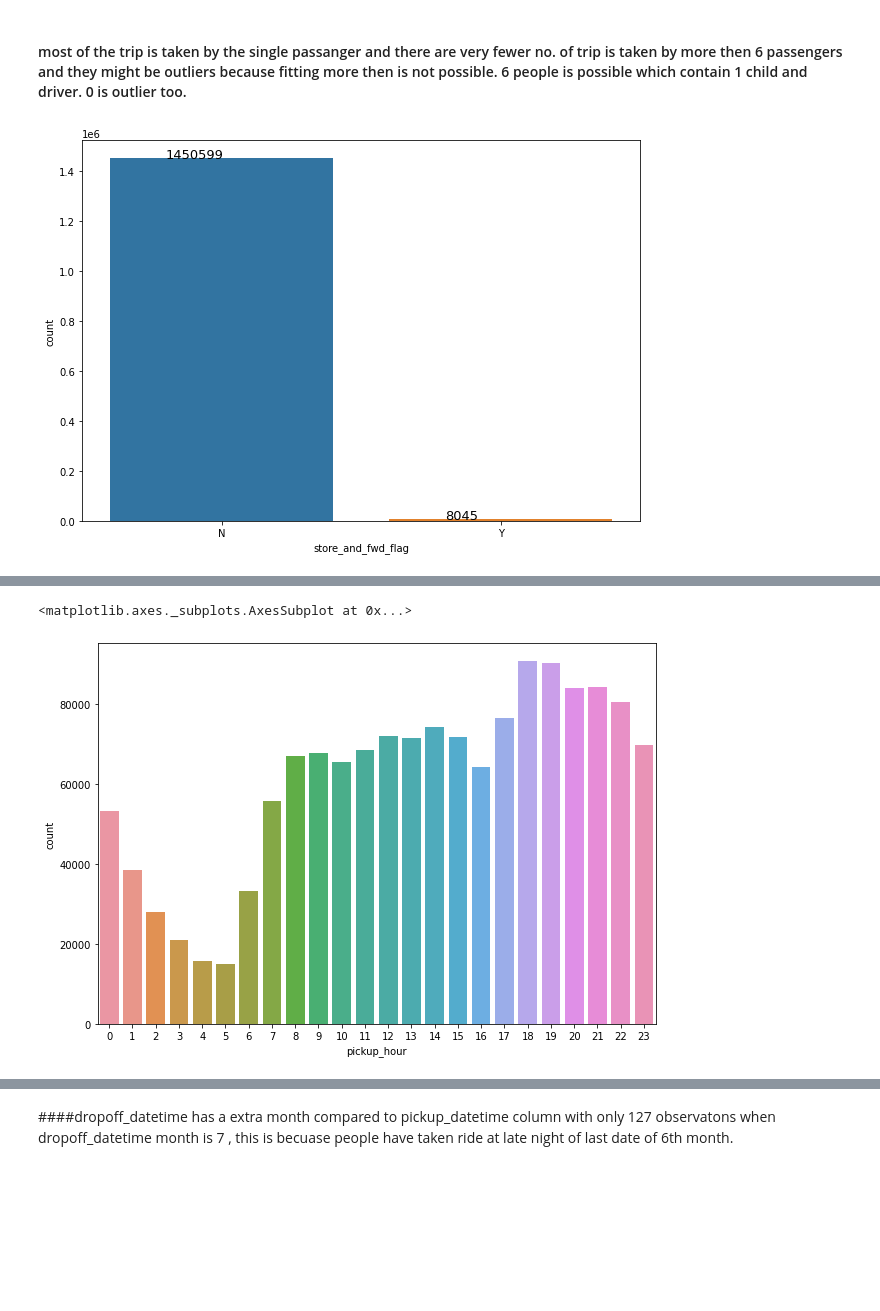
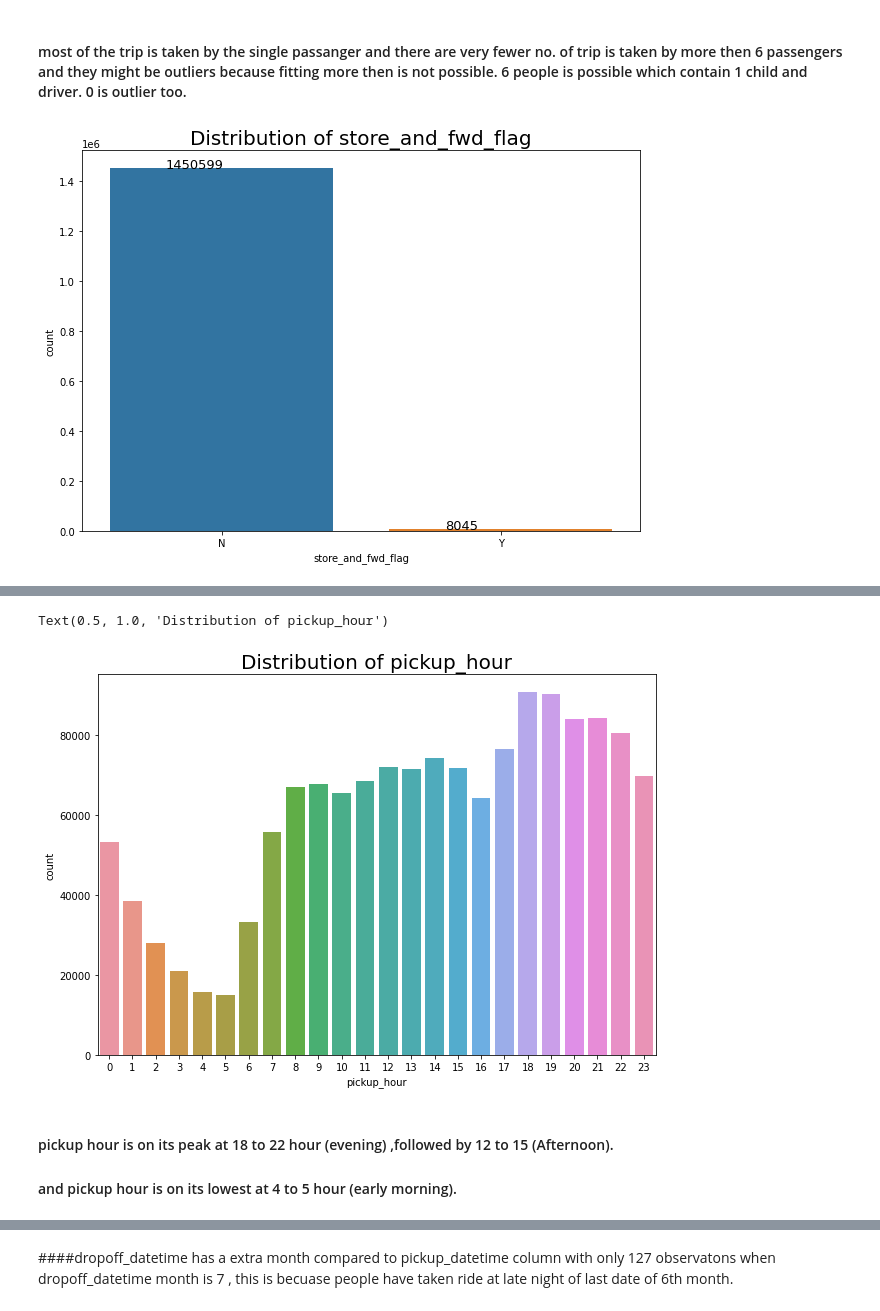
Before and after one commit to Kishan459/NYC-Taxi-Trip-Time_prediction, a Jupyter notebook: NYC_Taxi_Trip_Time_Prediction_Capstone_Project.ipynb, the cells around one changed output, grey strips where cells are left out. Cells and saved outputs as stored; diff of their text form; code cells hidden in the pictures; blank space fills up the shorter version.

```diff
--- a/NYC_Taxi_Trip_Time_Prediction_Capstone_Project.ipynb
+++ b/NYC_Taxi_Trip_Time_Prediction_Capstone_Project.ipynb
@@ -136,7 +136,7 @@ df.head()
 df['pickup_hour'] = df['pickup_datetime'].dt.hour
 df['pickup_month'] = df['pickup_datetime'].dt.month
 df['weekday_num'] = df['pickup_datetime'].dt.dayofweek
-df['weekday_name'] = df['pickup_datetime'].dt.day_name()
+df['weekday_day'] = df['pickup_datetime'].dt.day_name()
 # %%
 df.head()
 # %% [output]
@@ -202,9 +205,10 @@ plt.figure(figsize=(10,7))
 ax = sns.countplot(df['store_and_fwd_flag'])
 for p in ax.patches:
     ax.annotate(f'\n{p.get_height()}', (p.get_x()+0.2, p.get_height()), color='black', size=13)
+plt.title('Distribution of store_and_fwd_flag',fontsize=20)
 plt.show()
 # %% [output]
-[figure, old version]
+[figure, new version]
 # %%
 # frequency of trip according to pick_hour
 df['pickup_hour'].value_counts()
@@ -229,9 +233,13 @@ Name: pickup_hour, dtype: int64
 # %%
 # visualization of frequency of trip according to pick_hour
 plt.figure(figsize=(10,7))
 sns.countplot(df['pickup_hour'])
+plt.title('Distribution of pickup_hour',fontsize=20)
 # %% [output]
-<matplotlib.axes._subplots.AxesSubplot at 0x...>
+Text(0.5, 1.0, 'Distribution of pickup_hour')
-[figure, old version]
+[figure, new version]
+# %% [markdown]
+#### pickup hour is on its peak at 18 to 22 hour (evening) ,followed by 12 to 15 (Afternoon).
+#### and pickup hour is on its lowest at 4 to 5 hour (early morning).
 # %%
 # visualization of frequency of trip according to month
```
Also changed, not shown: parts of 34 cells of this notebook.
